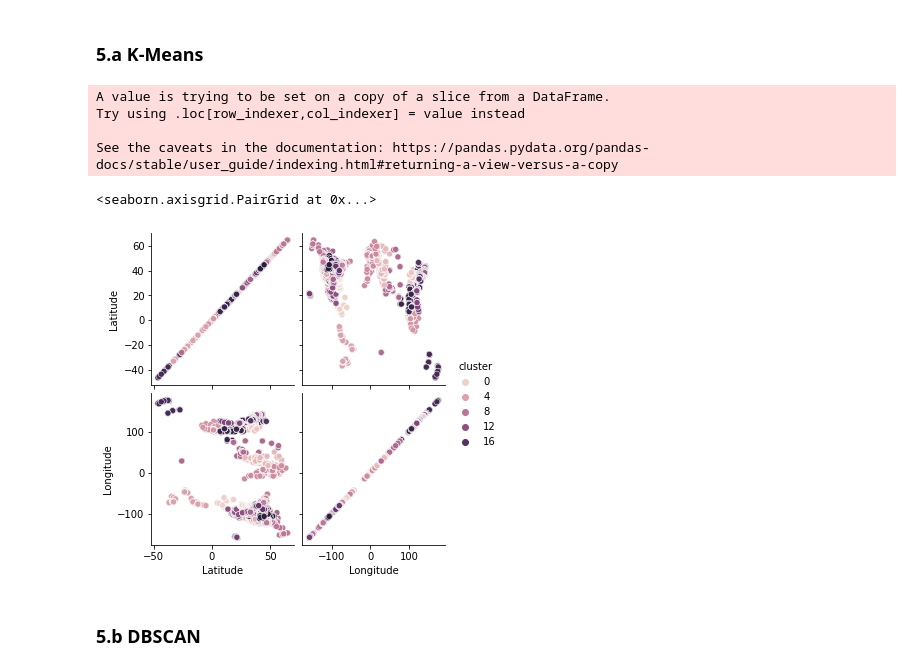
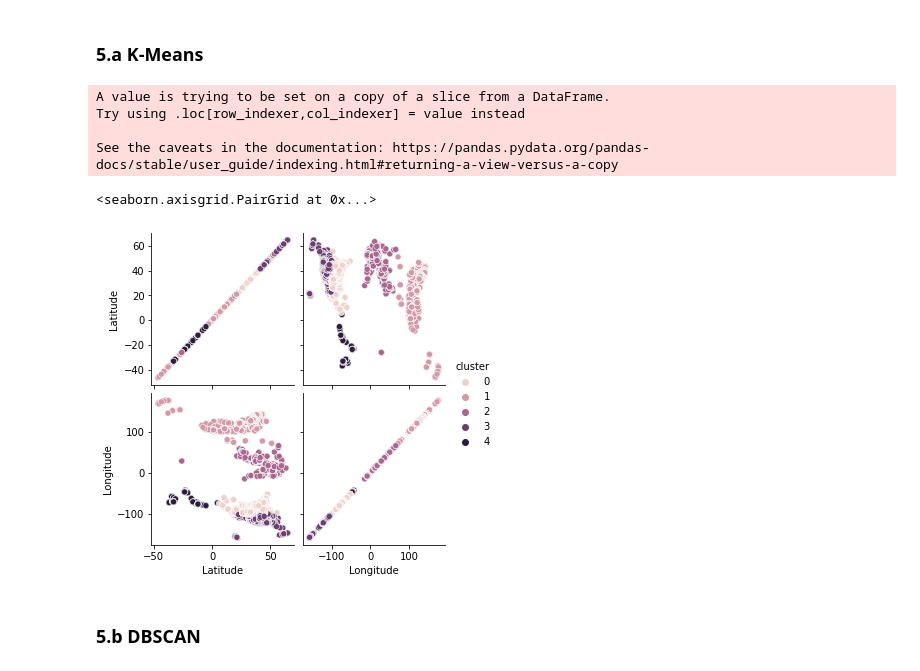
Before and after one commit to esteban062000/Big-Data-II-2021, a Jupyter notebook: tareas/tarea_3/notebook_tarea_3.ipynb, the cells around one changed output. Saved outputs shown, nothing was run; the diff lists cells and outputs as text; code cells hidden in the pictures.

```diff
--- a/tareas/tarea_3/notebook_tarea_3.ipynb
+++ b/tareas/tarea_3/notebook_tarea_3.ipynb
@@ -234,21 +234,21 @@ Para este problema en particular, se utilizarán dos algoritmos de *clustering*,
 ### 5.a K-Means
 # %%
 dataKMeans = data[["Latitude", "Longitude"]]
-modelKMeans = KMeans(n_clusters=20)
+modelKMeans = KMeans(n_clusters=5)
 modelKMeans.fit(dataKMeans)
 selectedCluster = modelKMeans.predict(dataKMeans)
 clusters = unique(selectedCluster)
 dataKMeans['cluster'] = selectedCluster
 sns.pairplot(data=dataKMeans,
              hue='cluster',
              diag_kind=None)
 # %% [output]
 A value is trying to be set on a copy of a slice from a DataFrame.
 Try using .loc[row_indexer,col_indexer] = value instead
 
 See the caveats in the documentation: https://pandas.pydata.org/pandas-docs/stable/user_guide/indexing.html#returning-a-view-versus-a-copy
 <seaborn.axisgrid.PairGrid at 0x...>
-[figure, old version]
+[figure, new version]
 # %% [markdown]
 ### 5.b DBSCAN
 # %%
```
Also changed, not shown: parts of 7 cells of this notebook.
